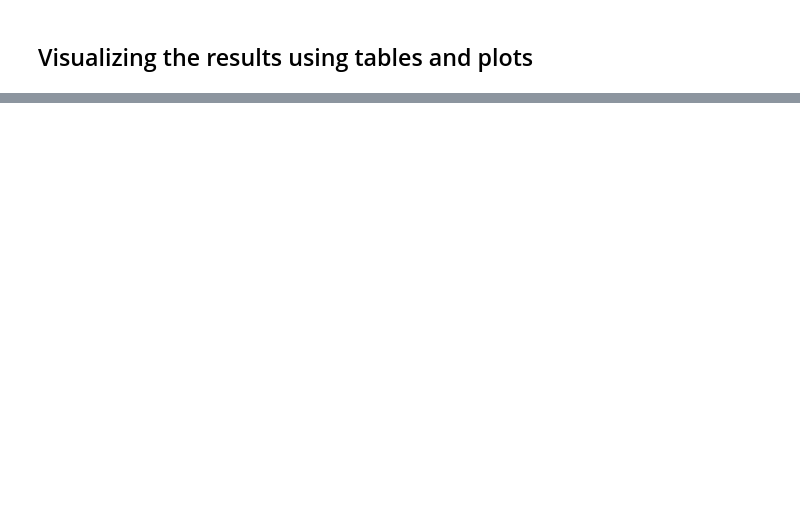
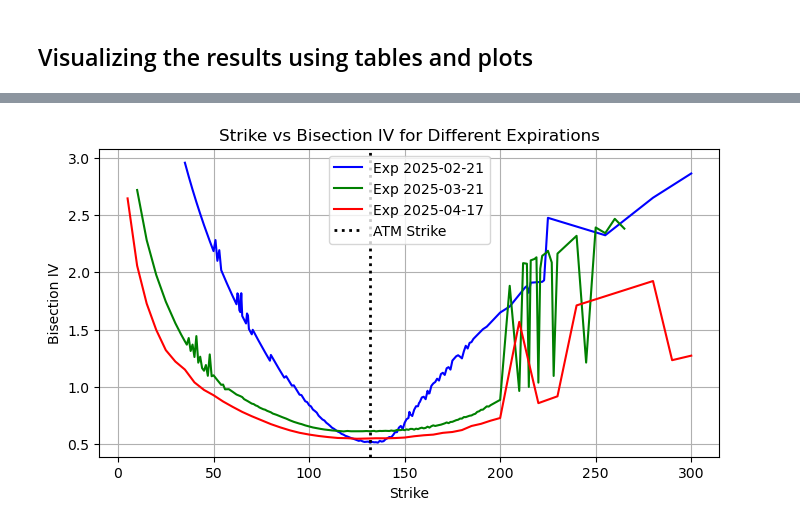
Before and after one commit to saugathacker/FE621-HW1, a Jupyter notebook: visualize_data.ipynb, the cells around one changed output, grey strips where cells are left out. Drawn from its saved outputs; the diff is of its cells as text; code cells hidden in the pictures; blank space fills up the shorter version.

```diff
--- a/visualize_data.ipynb
+++ b/visualize_data.ipynb
@@ -51,0 +240,30 @@ nvda_iv_table
+# %%
+# Filter Puts first
+nvda_put_df = nvda_data1_df.loc[nvda_data1_df["OptionType"] == "Put"]
+
+# Filter for each expiration & valid BisectionIV values
+nvda_put_df1 = nvda_put_df.loc[(nvda_put_df["Expiration"] == expirations[0]) & (nvda_put_df["BisectionIV"] > 0.0001)]
+nvda_put_df2 = nvda_put_df.loc[(nvda_put_df["Expiration"] == expirations[1]) & (nvda_put_df["BisectionIV"] > 0.0001)]
+nvda_put_df3 = nvda_put_df.loc[(nvda_put_df["Expiration"] == expirations[2]) & (nvda_put_df["BisectionIV"] > 0.0001)]
+
+# Plot
+plt.figure(figsize=(8, 4))
+
+plt.plot(nvda_put_df1["Strike"], nvda_put_df1["BisectionIV"], label=f"Exp {expirations[0].date()}", color="blue")
+plt.plot(nvda_put_df2["Strike"], nvda_put_df2["BisectionIV"], label=f"Exp {expirations[1].date()}", color="green")
+plt.plot(nvda_put_df3["Strike"], nvda_put_df3["BisectionIV"], label=f"Exp {expirations[2].date()}", color="red")
+
+# Add a vertical dotted line at ATM Strike
+plt.axvline(x=nvda_data1_spot, color='black', linestyle='dotted', linewidth=2, label="ATM Strike")
+
+# Labels and Title
+plt.xlabel("Strike")
+plt.ylabel("Bisection IV")
+plt.title("Strike vs Bisection IV for Different Expirations")
+plt.grid(True)  # Add grid lines
+plt.legend()  # Show legend
+
+# Show the plot
+plt.show()
+# %% [output]
+[figure, added]
```
Also changed, not shown: parts of 17 cells of this notebook, 11 other files.
